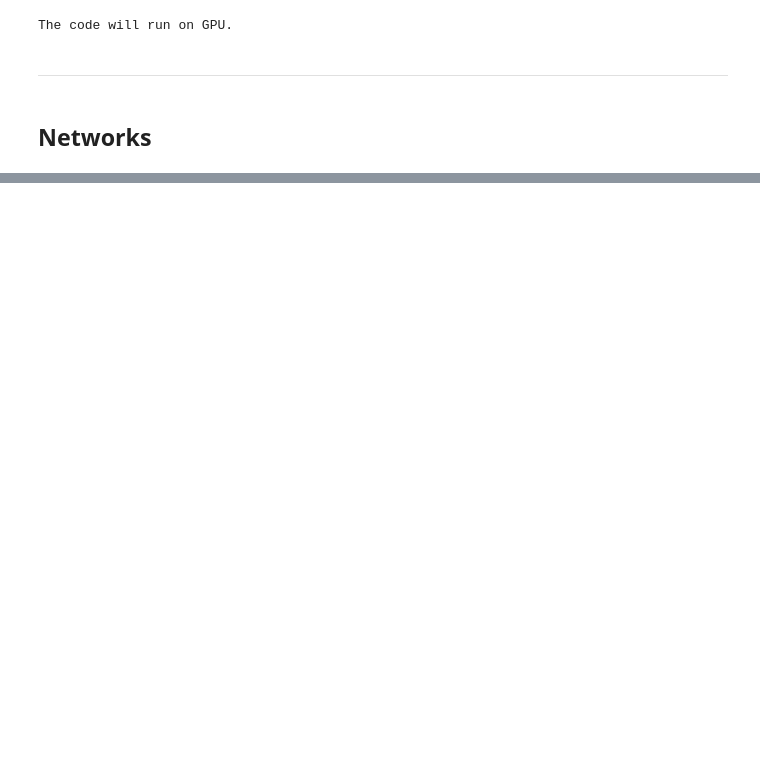
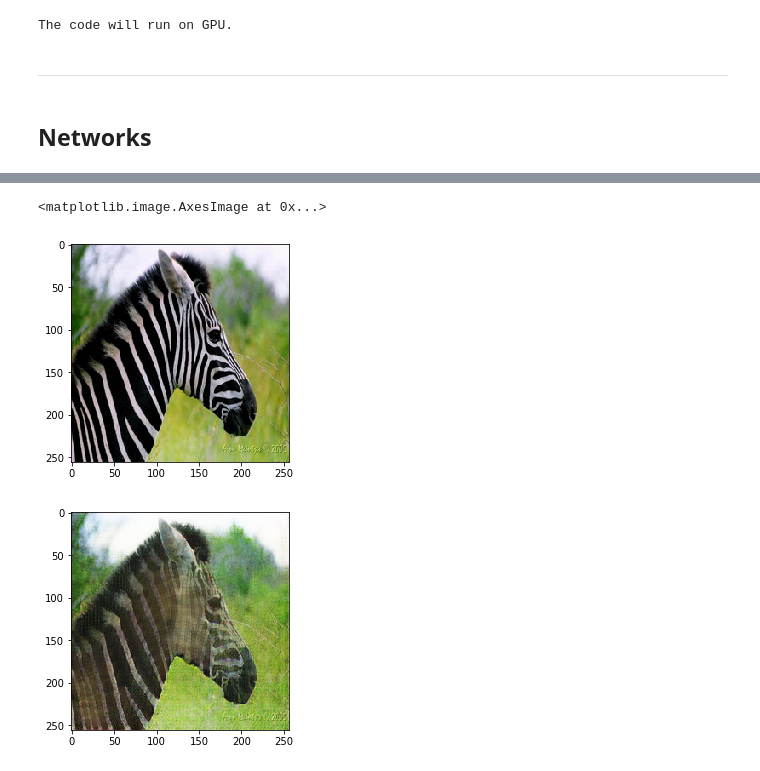
Before and after one commit to JulesBelveze/pytorch-tutorial-computer-vision, a Jupyter notebook: CycleGAN/CycleGAN.ipynb, the cells around one changed output, grey strips where cells are left out. Cells and saved outputs as stored; diff of their text form; code cells hidden in the pictures; blank space fills up the shorter version.

```diff
--- a/CycleGAN/CycleGAN.ipynb
+++ b/CycleGAN/CycleGAN.ipynb
@@ -101,7 +102,7 @@ test_loader_horses  = DataLoader(test_set_horses, batch_size=batch_size, shuffle
 train_set_zebras    = Zebras(True, transformer_train_zebras)
 train_loader_zebras = DataLoader(train_set_zebras, batch_size=batch_size, shuffle=True, num_workers=3)
 
-test_set_zebras     = Horses(False, transformer_test_zebras)
+test_set_zebras     = Zebras(False, transformer_test_zebras)
 test_loader_zebras  = DataLoader(test_set_zebras, batch_size=batch_size, shuffle=True, num_workers=3)
 # %% [markdown]
 <hr>
@@ -376,0 +405,9 @@ RuntimeError: DataLoader worker (pid(s) 23650, 23653, 23662) exited unexpectedly
+# %%
+real_B = next(iter(test_loader_zebras)).to(device)
+plt.imshow(real_B.cpu().detach().squeeze(0).permute(1,2,0)/2 + .5)
+plt.figure()
+plt.imshow(G_B2A(real_B).cpu().detach().squeeze(0).permute(1,2,0)/2 + .5)
+# %% [output]
+<matplotlib.image.AxesImage at 0x...>
+[figure, added]
+[figure, added]
```
Also changed, not shown: parts of 8 cells of this notebook.
